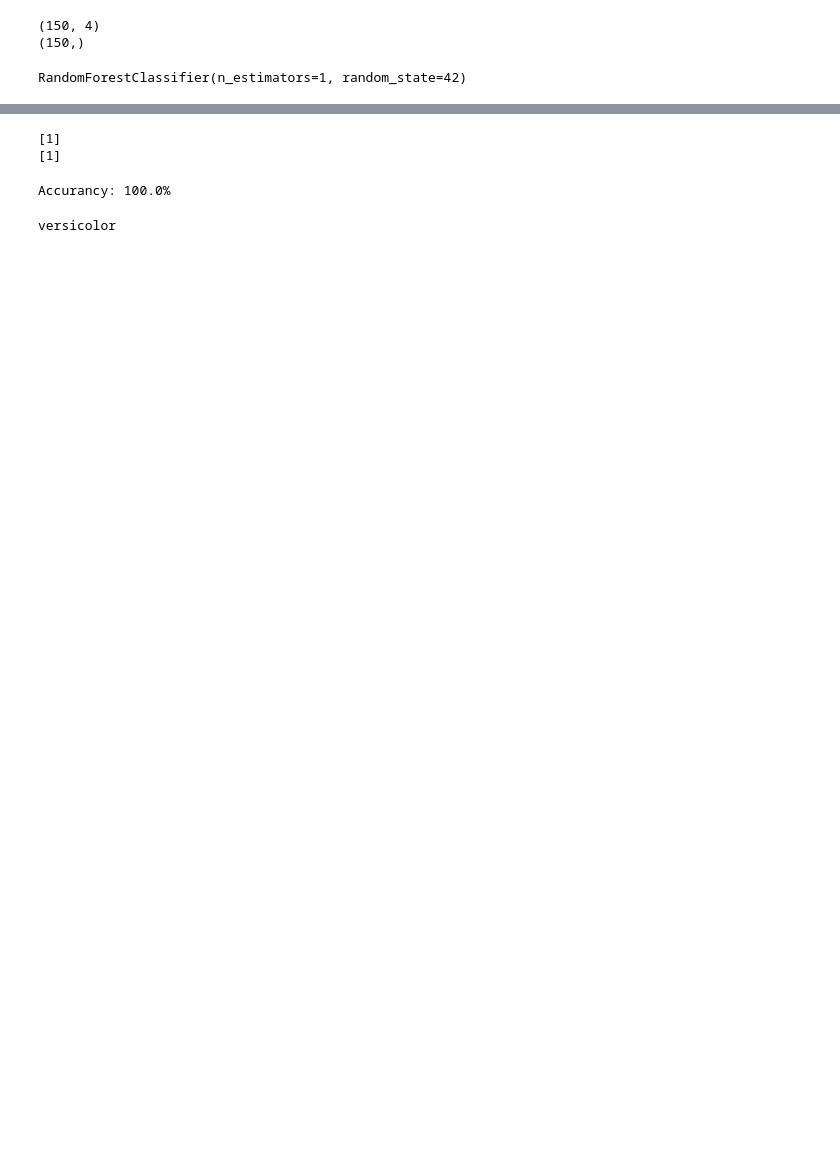
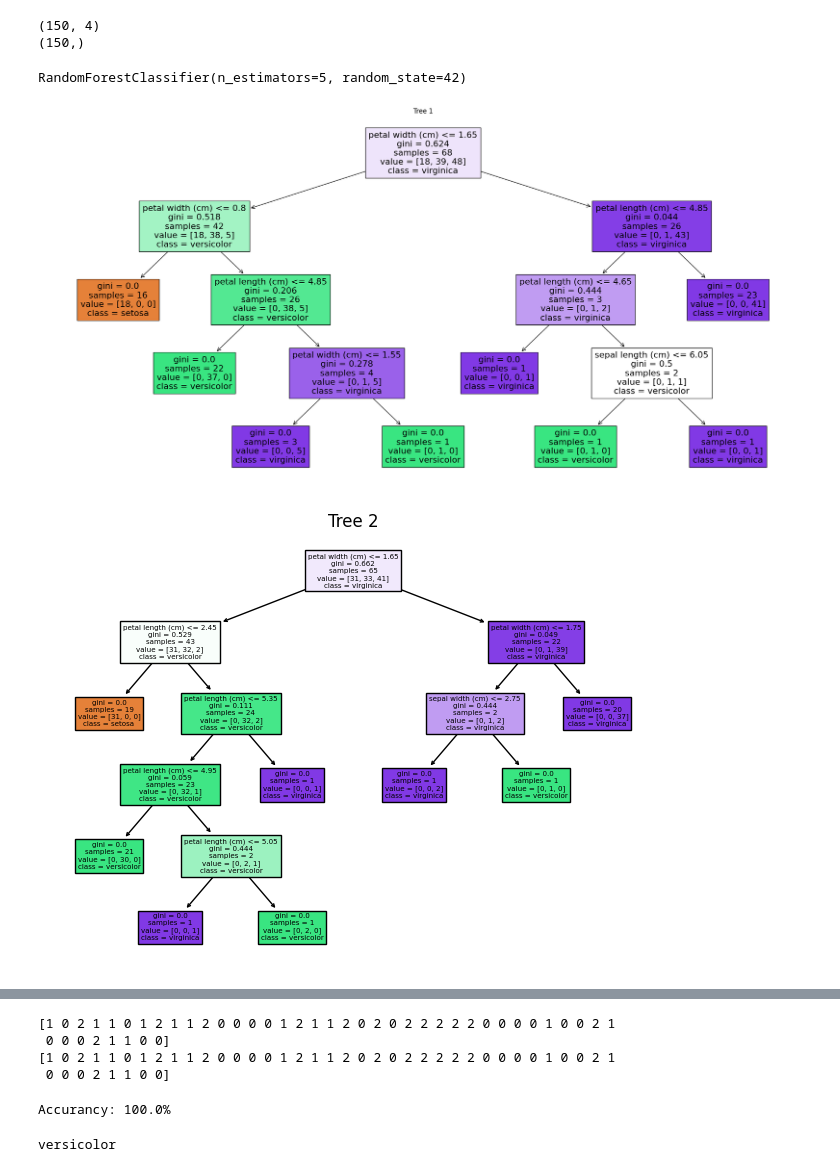
Before and after one commit to cryme666/mark_ai, a Jupyter notebook: iris_dataset/main.ipynb, the cells around one changed output, grey strips where cells are left out. Cells and saved outputs as stored; diff of their text form; code cells hidden in the pictures; blank space fills up the shorter version.

```diff
--- a/iris_dataset/main.ipynb
+++ b/iris_dataset/main.ipynb
@@ -9,6 +11,8 @@ data = load_iris()
 x = data['data']#150x4
 y = data['target']
 target_names = data['target_names']
+feature_name = data.feature_names
+class_name = data.target_names
 # %%
 print(x.shape)
 print(y.shape)
@@ -18,7 +22,21 @@ print(y.shape)
 # %%
 x_train, x_test, y_train,y_test = train_test_split(x,y,test_size=0.3,random_state=42)
 # %%
-model = RandomForestClassifier(n_estimators=100,random_state=42)
+model = RandomForestClassifier(n_estimators=5,random_state=42)
 model.fit(x_train,y_train)
 # %% [output]
-RandomForestClassifier(n_estimators=1, random_state=42)
+RandomForestClassifier(n_estimators=5, random_state=42)
+# %%
+plt.figure(figsize = (20,10))
+
+for i, tree in enumerate(model.estimators_):
+    if i == 3:
+        break
+    plot_tree(tree, feature_names=feature_name,class_names = class_name, filled = True)
+    plt.title(f"Tree {i+1}")
+
+    plt.tight_layout()
+    plt.show()
+# %% [output]
+[figure, added]
+[figure, added]
@@ -27,8 +46,10 @@ predictions = model.predict(x_test)
 print(predictions)
 print(y_test)
 # %% [output]
-[1]
-[1]
+[1 0 2 1 1 0 1 2 1 1 2 0 0 0 0 1 2 1 1 2 0 2 0 2 2 2 2 2 0 0 0 0 1 0 0 2 1
+ 0 0 0 2 1 1 0 0]
+[1 0 2 1 1 0 1 2 1 1 2 0 0 0 0 1 2 1 1 2 0 2 0 2 2 2 2 2 0 0 0 0 1 0 0 2 1
+ 0 0 0 2 1 1 0 0]
 # %%
 accurancy = accuracy_score(y_test,predictions)
 print(f"Accurancy: {accurancy * 100}%")
```
Also changed, not shown: parts of 2 cells of this notebook.
